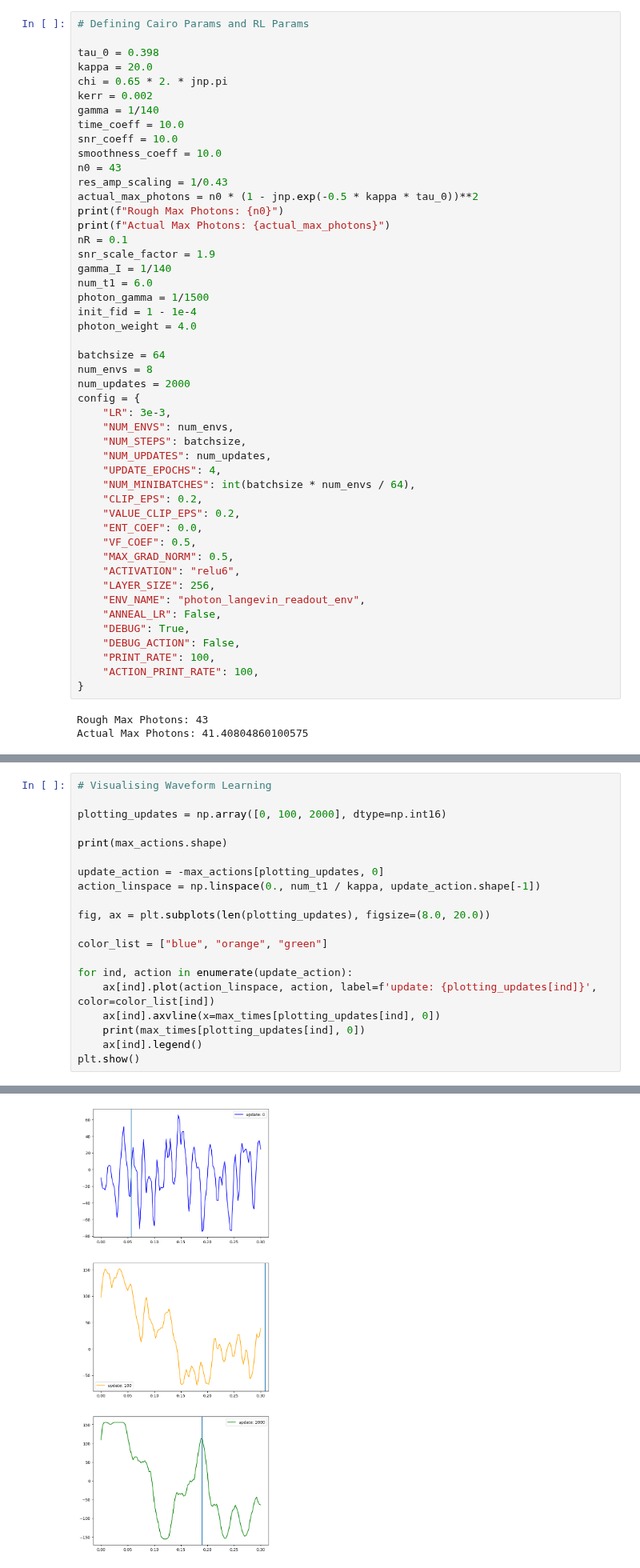
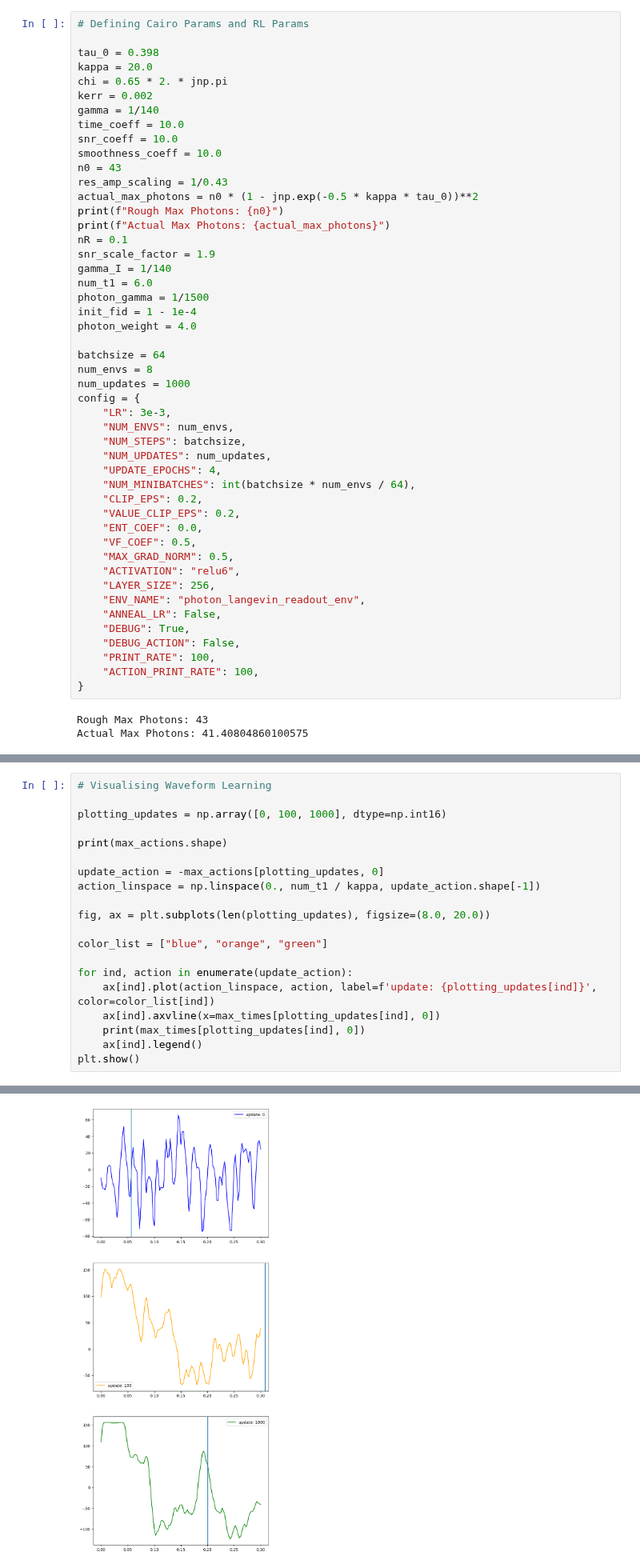
Before and after one commit to AnikenC/ReadoutWithRL, a Jupyter notebook: readoutWithRL/rl_side_v2/learning_curves.ipynb, the cells around one changed output, grey strips where cells are left out. Shown at 80% size. Saved outputs shown, nothing was run; the diff lists cells and outputs as text.

```diff
--- a/readoutWithRL/rl_side_v2/learning_curves.ipynb
+++ b/readoutWithRL/rl_side_v2/learning_curves.ipynb
@@ -116,7 +116,7 @@ photon_weight = 4.0
 
 batchsize = 64
 num_envs = 8
-num_updates = 2000
+num_updates = 1000
 config = {
     "LR": 3e-3,
     "NUM_ENVS": num_envs,
@@ -222,7 +222,7 @@ plt.show()
 # %%
 # Visualising Waveform Learning
 
-plotting_updates = np.array([0, 100, 2000], dtype=np.int16)
+plotting_updates = np.array([0, 100, 1000], dtype=np.int16)
 
 print(max_actions.shape)
 
@@ -247 +247 @@ plt.show()
-[figure, old version]
+[figure, new version]
```
Also changed, not shown: parts of 3 cells of this notebook.
